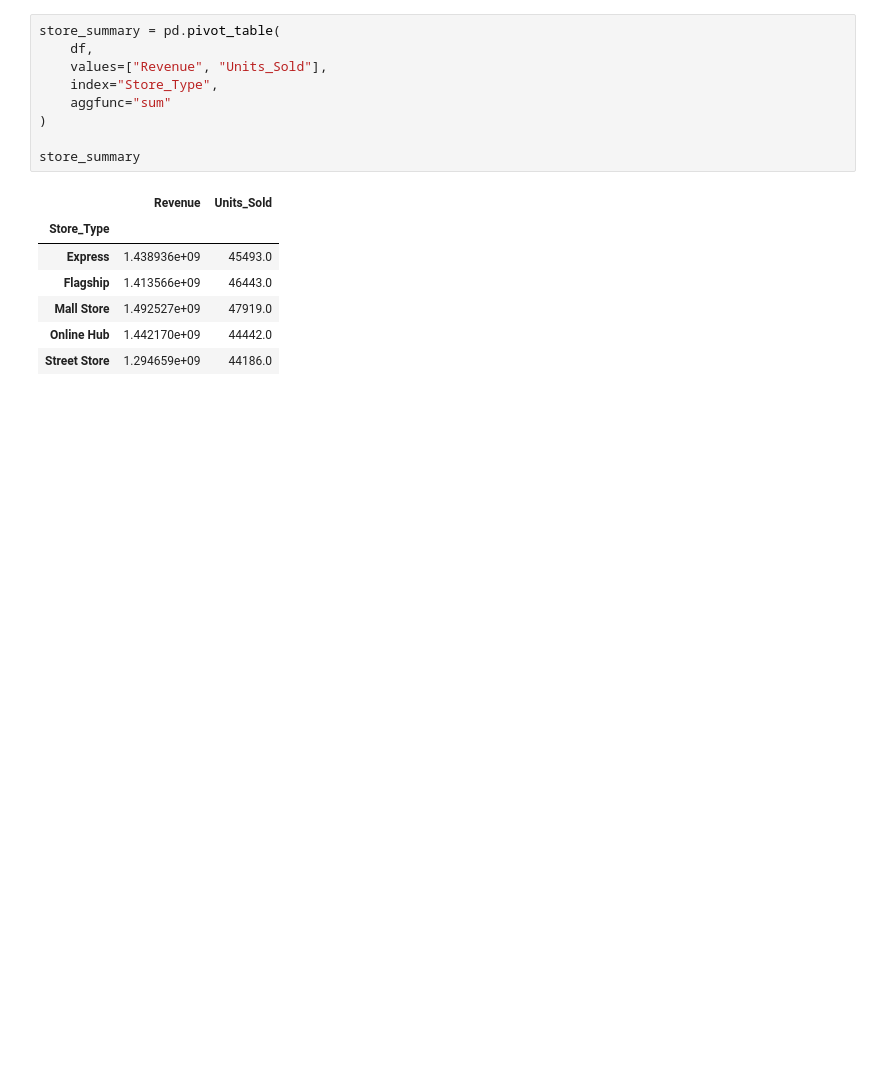
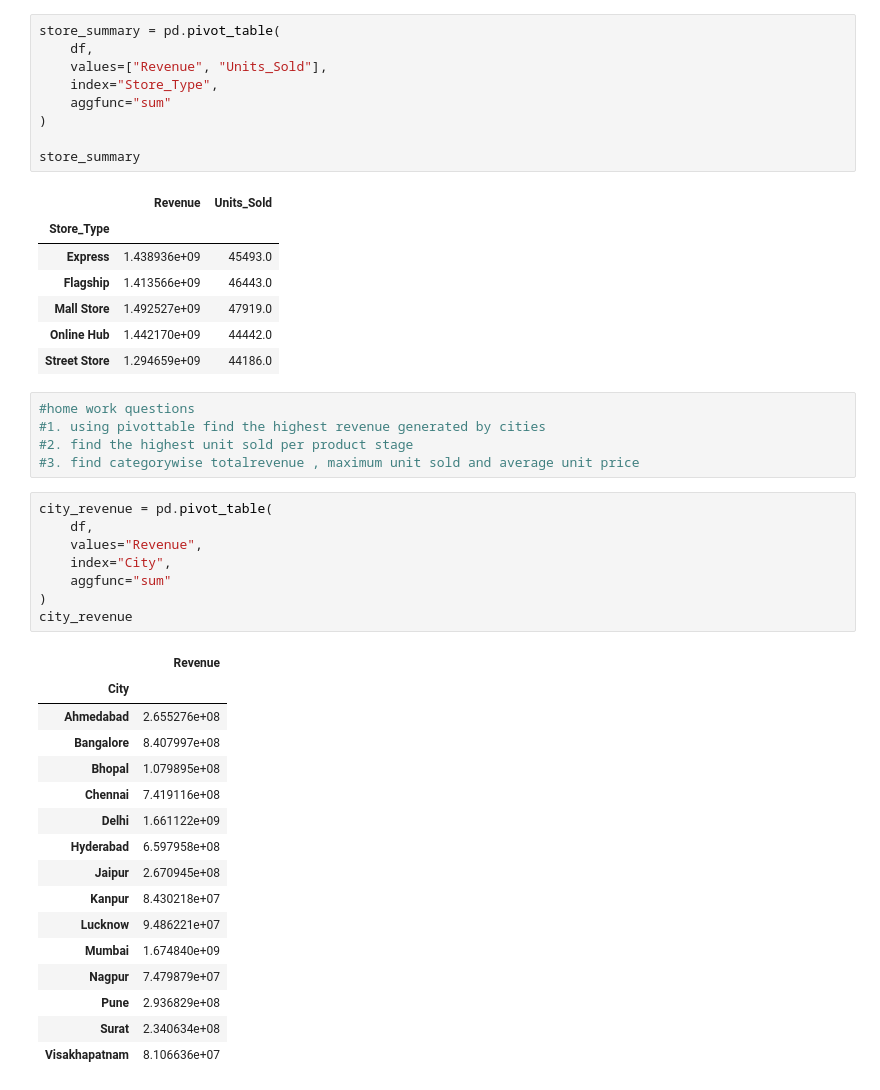
Before and after one commit to Snehal05300/Retail-Analytics-Kickoff-Dataset-Exploration-Statistical-Analysis, a Jupyter notebook: Lab_10.ipynb, the cells around one changed output. Saved outputs shown, nothing was run; the diff lists cells and outputs as text; blank space fills up the shorter version.

```diff
--- a/Lab_10.ipynb
+++ b/Lab_10.ipynb
@@ -263,3 +263,33 @@ store_summary
 | Mall Store | 1.492527e+09 | 47919.0 |
 | Online Hub | 1.442170e+09 | 44442.0 |
 | Street Store | 1.294659e+09 | 44186.0 |
+# %%
+#home work questions
+#1. using pivottable find the highest revenue generated by cities
+#2. find the highest unit sold per product stage
+#3. find categorywise totalrevenue , maximum unit sold and average unit price
+# %%
+city_revenue = pd.pivot_table(
+    df,
+    values="Revenue",
+    index="City",
+    aggfunc="sum"
+)
+city_revenue
+# %% [output]
+|  | Revenue |
+| City |  |
+| Ahmedabad | 2.655276e+08 |
+| Bangalore | 8.407997e+08 |
+| Bhopal | 1.079895e+08 |
+| Chennai | 7.419116e+08 |
+| Delhi | 1.661122e+09 |
+| Hyderabad | 6.597958e+08 |
+| Jaipur | 2.670945e+08 |
+| Kanpur | 8.430218e+07 |
+| Lucknow | 9.486221e+07 |
+| Mumbai | 1.674840e+09 |
+| Nagpur | 7.479879e+07 |
+| Pune | 2.936829e+08 |
+| Surat | 2.340634e+08 |
+| Visakhapatnam | 8.106636e+07 |
```
Also changed, not shown: parts of 2 cells of this notebook, 4 other files.
